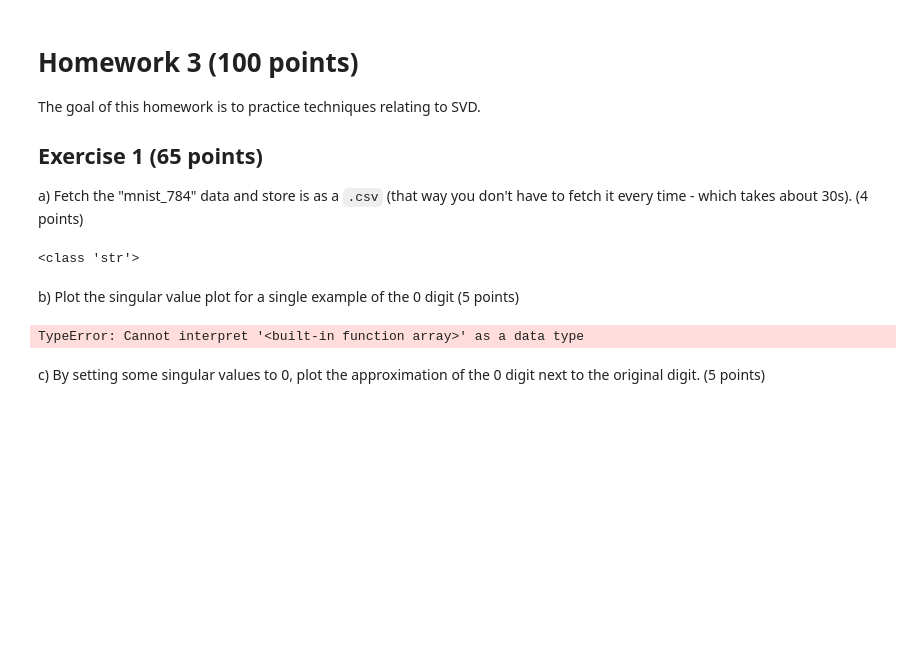
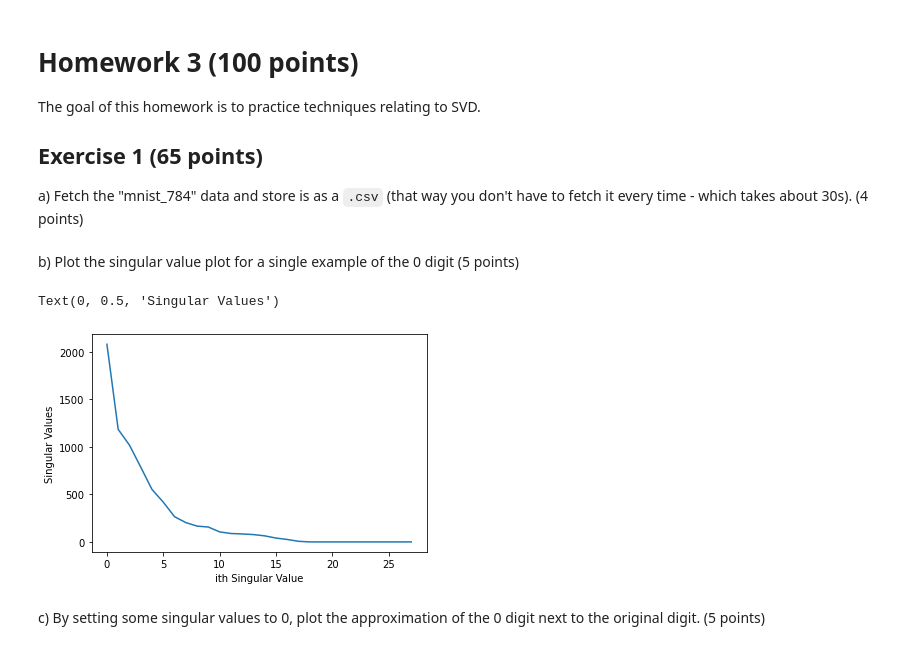
Before and after one commit to ivanisakov99/CS506, a Jupyter notebook: HW/3./homework3.ipynb, the cells around one changed output. Drawn from its saved outputs; the diff is of its cells as text; code cells hidden in the pictures; blank space fills up the shorter version.

```diff
--- a/HW/3./homework3.ipynb
+++ b/HW/3./homework3.ipynb
@@ -21,34 +16,27 @@ data = pd.DataFrame({
 # %%
 if not exists('mnist.csv'):
-    X, y = fetch_openml(name="mnist_784", version=1, return_X_y=True, as_frame=False)
+    X, y = fetch_openml(name="mnist_784", version=1,
+                        return_X_y=True, as_frame=False)
     pd.DataFrame({
-        # 'Image': [image for image in X],
         'Image': X.tolist(),
         'Label': y,
     }).sort_values(by=['Label']).to_csv('mnist.csv', index=False)
 
-data = pd.read_csv('mnist.csv')
+df = pd.read_csv('mnist.csv')
+df['Image'] = df['Image'].apply(lambda x: np.array(eval(x)))
-# %%
-def clean_alt_list(list_):
-    list_ = list_.replace(', ', '","')
-    list_ = list_.replace('[', '["')
-    list_ = list_.replace(']', '"]')
-    return list_
-data['Image'].apply(clean_alt_list)
-print(type(data['Image'].iloc[0]))
-# %% [output]
-<class 'str'>
 # %% [markdown]
 b) Plot the singular value plot for a single example of the 0 digit (5 points)
 # %%
-zero = data[data['Label'] == 0].sample()
+zero = df[df['Label'] == 0].sample()
+zero = zero['Image'].iloc[0].reshape(28, 28)
 
-# print(type(zero))
-zero = zero['Image'].iloc[0]
-print(zero[0])
-# u, s, v = np.linalg.svd()
-# plt.imshow(zero.reshape(28, 28))
+u, s, v = np.linalg.svd(zero)
+u.shape, s.shape, v.shape
+plt.plot(s)
+plt.xlabel('ith Singular Value')
+plt.ylabel('Singular Values')
 # %% [output]
-TypeError: Cannot interpret '<built-in function array>' as a data type
+Text(0, 0.5, 'Singular Values')
+[figure, added]
 # %% [markdown]
 c) By setting some singular values to 0, plot the approximation of the 0 digit next to the original digit. (5 points)
```
Also changed, not shown: parts of 17 cells of this notebook.
